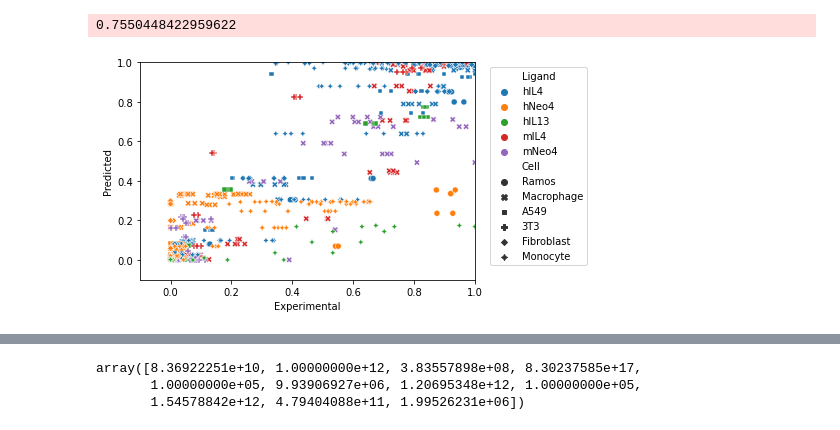
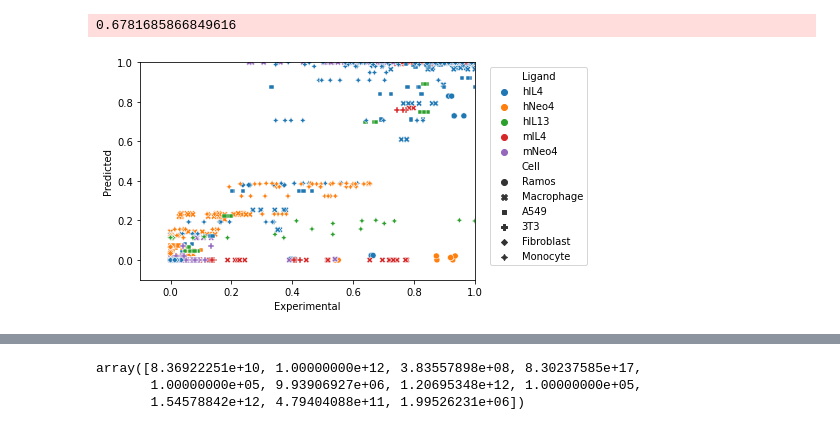
Before and after one commit to meyer-lab/IL4-model, a Jupyter notebook: polyc.ipynb, the cells around one changed output, grey strips where cells are left out. Drawn from its saved outputs; the diff is of its cells as text; code cells hidden in the pictures.

```diff
--- a/polyc.ipynb
+++ b/polyc.ipynb
@@ -13,15 +15,20 @@ from src.MBmodel import cytBindingModel, resids, residsSeq, fitFunc, getConfInte
 # %%
 xOpt = pd.read_csv("src/data/CurrentFit.csv").x.values
+
+xOpt = [-10.00000012, 7.47855207, 4.07422641, 5.28734952, 6.57725508,
+4.24459969,  10.83054415,   4.33346238,   5.89440415,   9.10239707,
+4.12720662,   9.68489616,   5.99999991,   1.99546303,  88.4668954,
+0.16113656]
 modelDF = resids(xOpt, True)
 sns.scatterplot(data=modelDF, x="Experimental", y="Predicted", hue="Ligand", style="Cell")
 plt.xlim(-.1, 1)
 plt.ylim(-.1, 1)
 plt.legend(loc='upper right', bbox_to_anchor=(1.35, 1.0))
 #plt.savefig("UnConstrainedFit.svg")
 print(r2_score(modelDF.Experimental.values, modelDF.Predicted.values))
 # %% [output]
-0.7550448422959622
+0.6781685866849616
-[figure, old version]
+[figure, new version]
 # %%
 xOpt = pd.read_csv("src/data/CurrentFitSeq.csv").x.values
 modelDF = residsSeq(xOpt, True)
```
Also changed, not shown: parts of 16 cells of this notebook, 3 other files.
